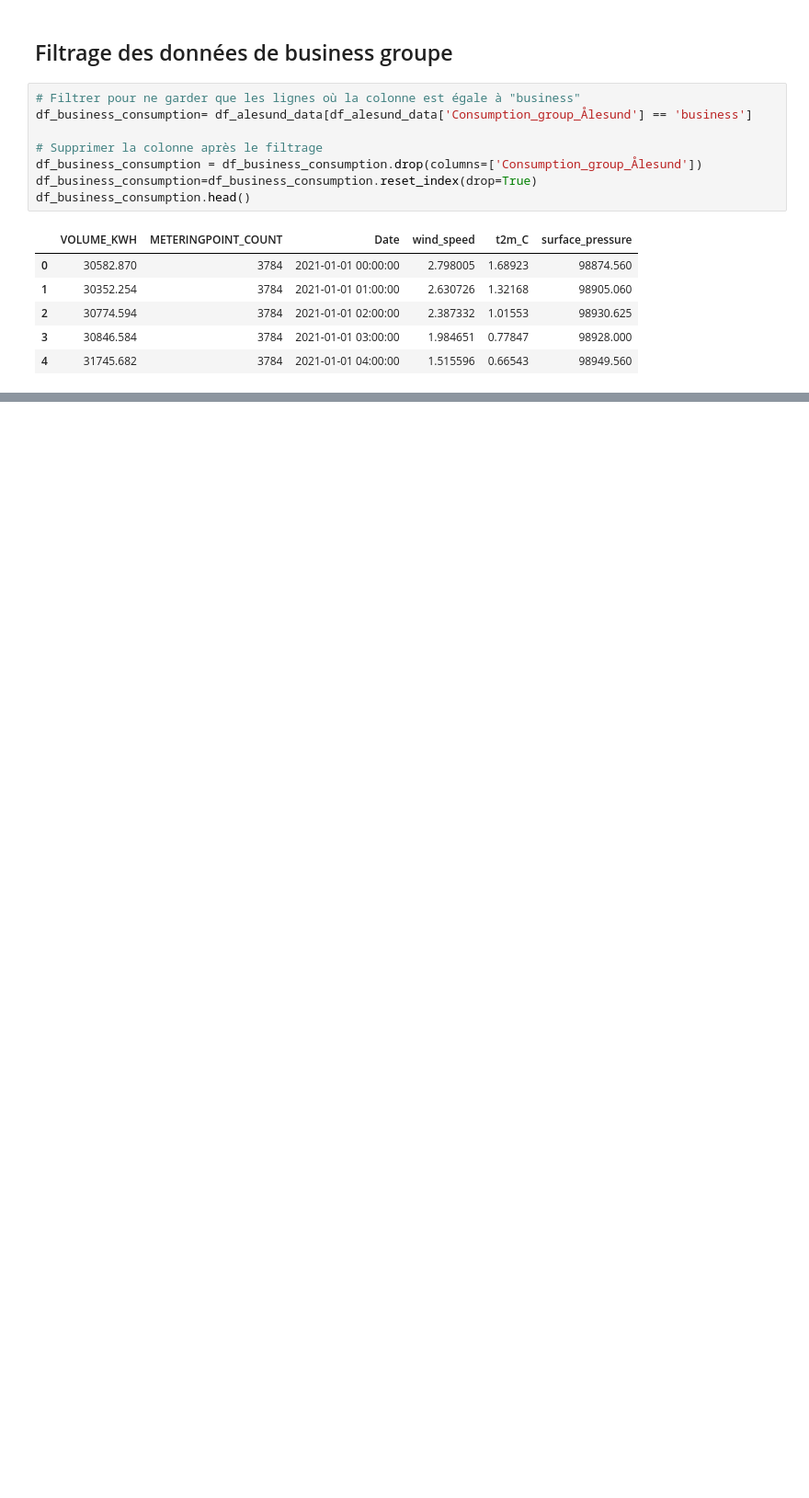
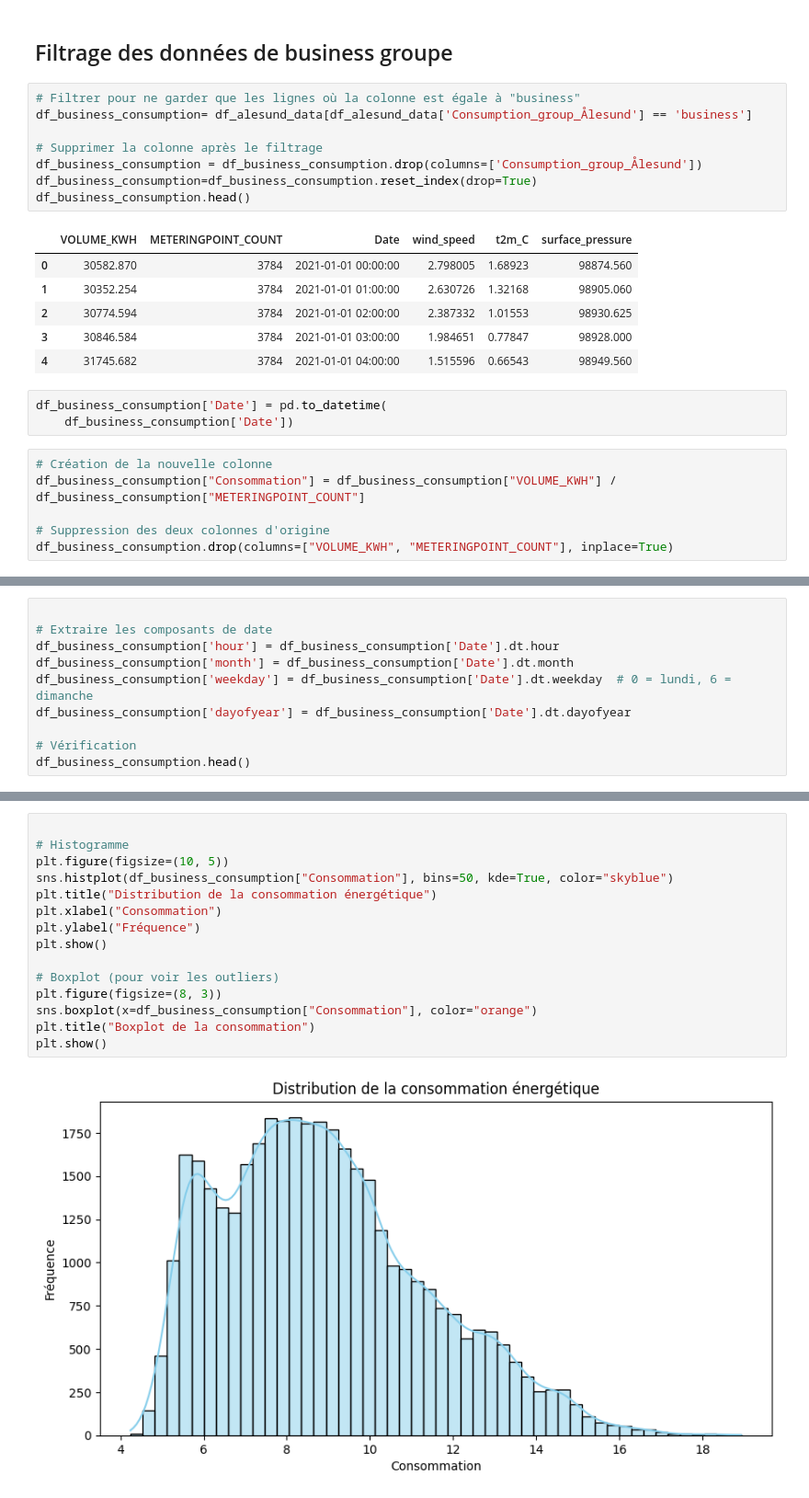
Before and after one commit to mghyly20/Eneenergy-forecasting, a Jupyter notebook: LSTM_model.ipynb, the cells around one changed output, grey strips where cells are left out. Shown: that part at 92% size. Saved outputs shown, nothing was run; the diff lists cells and outputs as text; blank space fills up the shorter version.

```diff
--- a/LSTM_model.ipynb
+++ b/LSTM_model.ipynb
@@ -44,3 +46,12 @@ df_business_consumption.head()
 | 2 | 30774.594 | 3784 | 2021-01-01 02:00:00 | 2.387332 | 1.01553 | 98930.625 |
 | 3 | 30846.584 | 3784 | 2021-01-01 03:00:00 | 1.984651 | 0.77847 | 98928.000 |
 | 4 | 31745.682 | 3784 | 2021-01-01 04:00:00 | 1.515596 | 0.66543 | 98949.560 |
+# %%
+df_business_consumption['Date'] = pd.to_datetime(
+    df_business_consumption['Date'])
+# %%
+# Création de la nouvelle colonne
+df_business_consumption["Consommation"] = df_business_consumption["VOLUME_KWH"] / df_business_consumption["METERINGPOINT_COUNT"]
+
+# Suppression des deux colonnes d'origine
+df_business_consumption.drop(columns=["VOLUME_KWH", "METERINGPOINT_COUNT"], inplace=True)
@@ -46,0 +60,10 @@ df_business_consumption.head()
+# %%
+
+# Extraire les composants de date
+df_business_consumption['hour'] = df_business_consumption['Date'].dt.hour
+df_business_consumption['month'] = df_business_consumption['Date'].dt.month
+df_business_consumption['weekday'] = df_business_consumption['Date'].dt.weekday  # 0 = lundi, 6 = dimanche
+df_business_consumption['dayofyear'] = df_business_consumption['Date'].dt.dayofyear
+
+# Vérification
+df_business_consumption.head()
@@ -46,0 +79,17 @@ df_business_consumption.head()
+# %%
+
+# Histogramme
+plt.figure(figsize=(10, 5))
+sns.histplot(df_business_consumption["Consommation"], bins=50, kde=True, color="skyblue")
+plt.title("Distribution de la consommation énergétique")
+plt.xlabel("Consommation")
+plt.ylabel("Fréquence")
+plt.show()
+
+# Boxplot (pour voir les outliers)
+plt.figure(figsize=(8, 3))
+sns.boxplot(x=df_business_consumption["Consommation"], color="orange")
+plt.title("Boxplot de la consommation")
+plt.show()
+# %% [output]
+[figure, added]
```
Also changed, not shown: parts of 15 cells of this notebook.
